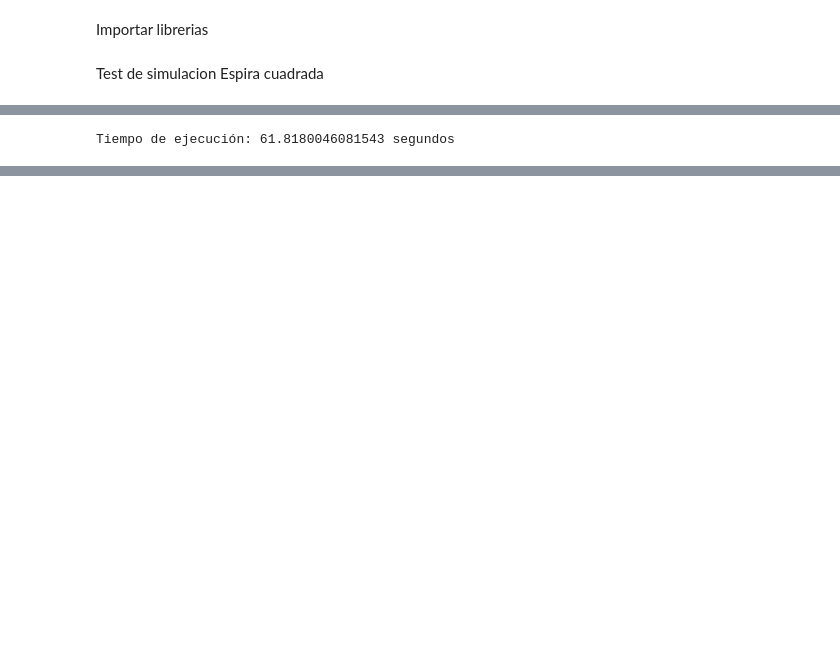
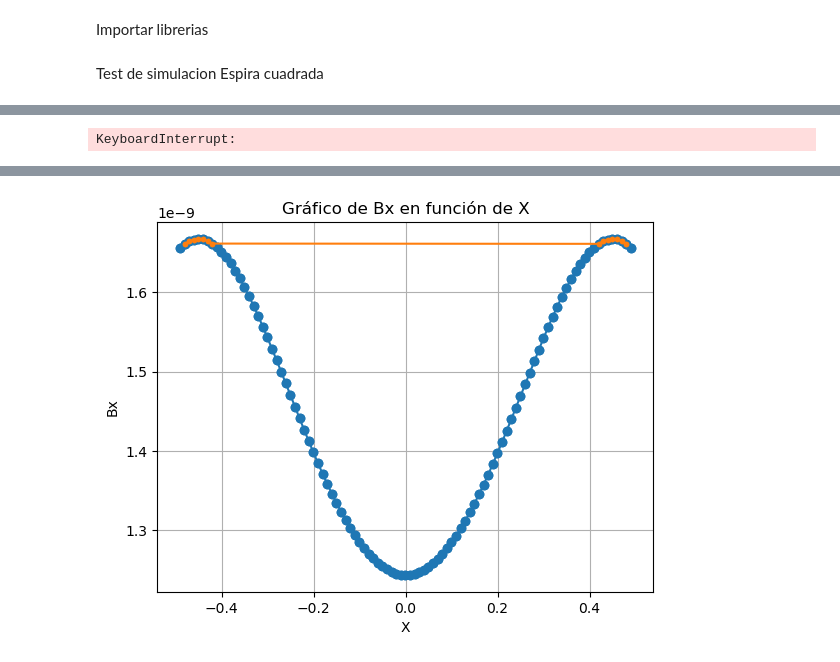
Before and after one commit to Bespi123/HelmholtzSim, a Jupyter notebook: tests.ipynb, the cells around one changed output, grey strips where cells are left out. Saved outputs shown, nothing was run; the diff lists cells and outputs as text; code cells hidden in the pictures; blank space fills up the shorter version.

```diff
--- a/tests.ipynb
+++ b/tests.ipynb
@@ -28,0 +41,13 @@ hplot.plot_grid(X, Y, f)
+# %%
+# Generar grid
+#X, Y = test_3.generate_range(X_coil.a*3/4, grid_length_size)
+#X = np.array([0])  # Convertir a un arreglo de NumPy
+#Y = np.array([0])
+# Crear X de -a a a
+grid_length_size = 0.01
+X = np.arange(-X_coil.a, X_coil.a, grid_length_size)
+
+# Crear Y como un arreglo de ceros con el mismo tamaño que X
+Y = np.zeros_like(X)
+
+hplot.plot_grid(X, Y, f)
@@ -29,16 +56,64 @@ hplot.plot_grid(X, Y, f)
 # %%
 # Iniciar simulacion
 start_time = time.time()
-x_coil_results_s = test_3.coil_simulation_1d_sequential(grid_length_size, X_coil, I[0], spire1_s, spire2_s, 4 , 10)
+x_coil_results_s = test_3.coil_simulation_1d_sequential(X, Y, X_coil, I[0], spire1_s, spire2_s, 1 , 10)
 # Marcar el tiempo de fin
 end_time = time.time()
 # Calcular y mostrar el tiempo de ejecución
 execution_time = end_time - start_time
 
 # Guardar los resultados en un archivo CSV
-output_file = '/home/iaapp/brayan/Helmholtz/x_coil_results_s.csv'
+output_file = 'x_coil_results_s.csv'
 x_coil_results_s.to_csv(output_file, index=False)
 
 print(f"Tiempo de ejecución: {execution_time} segundos")
 # %% [output]
-Tiempo de ejecución: 61.8180046081543 segundos
+KeyboardInterrupt:
+# %%
+import matplotlib.pyplot as plt
+import numpy as np
+
+bx_line = x_coil_results_s[(x_coil_results_s['Y'] == 0) & (x_coil_results_s['Z'] == 0)]
+
+# Calcular el valor máximo de la columna 'Bx'
+max_value = bx_line['Bx'].max()
+
+# Calcular el rango del 0.5% del valor máximo
+tolerance = 0.005 * max_value
+lower_bound = max_value - tolerance
+upper_bound = max_value + tolerance
+
+# Filtrar los puntos que estén dentro de ese rango
+filtered_points = bx_line[(bx_line['Bx'] >= lower_bound) & (bx_line['Bx'] <= upper_bound)]
+
+#Verificar si los puntos son contiguos
+if not filtered_points.empty:
+   x_values = filtered_points['X'].sort_values()
+   # for i in range(1,len(x_values) - 1) :
+   #     print('hola: ', x_values.iloc[i + 1] - x_values.iloc[i])
+
+    #print('hola: ',x_values.iloc[0])
+   # is_contiguous = all((x_values.iloc[i + 1] - x_values.iloc[i]) <= 2*grid_length_size for i in range(1,len(x_values) - 1))
+   # print("Puntos contiguos:", is_contiguous)
+else:
+   # print("No hay puntos en el rango.")
+
+aa = filtered_points['X'].max() - filtered_points['X'].min()
+
+print('aa: ',aa)
+
+x_values = np.array(bx_line['X']).flatten()  # Convertir a un arreglo 1D
+bx_values = np.array(bx_line['Bx']).flatten()
+
+
+x_values1 = np.array(filtered_points['X']).flatten()  # Convertir a un arreglo 1D
+bx_values1 = np.array(filtered_points['Bx']).flatten()
+
+plt.plot(x_values, bx_values, marker='o', linestyle='-')
+plt.plot(x_values1, bx_values1, marker='.', linestyle='-')
+plt.xlabel('X')
+plt.ylabel('Bx')
+plt.title('Gráfico de Bx en función de X')
+plt.grid(True)
+plt.show()
+# %% [output]
@@ -45,3 +137,4 @@ Tiempo de ejecución: 61.8180046081543 segundos
+[figure, added]
 # %%
 # Leer el archivo CSV
 #x_coil_results_s = pd.read_csv('/home/iaapp/brayan/Helmholtz/x_coil_results_s.csv')
```
Also changed, not shown: parts of 11 cells of this notebook, 5 other files.
